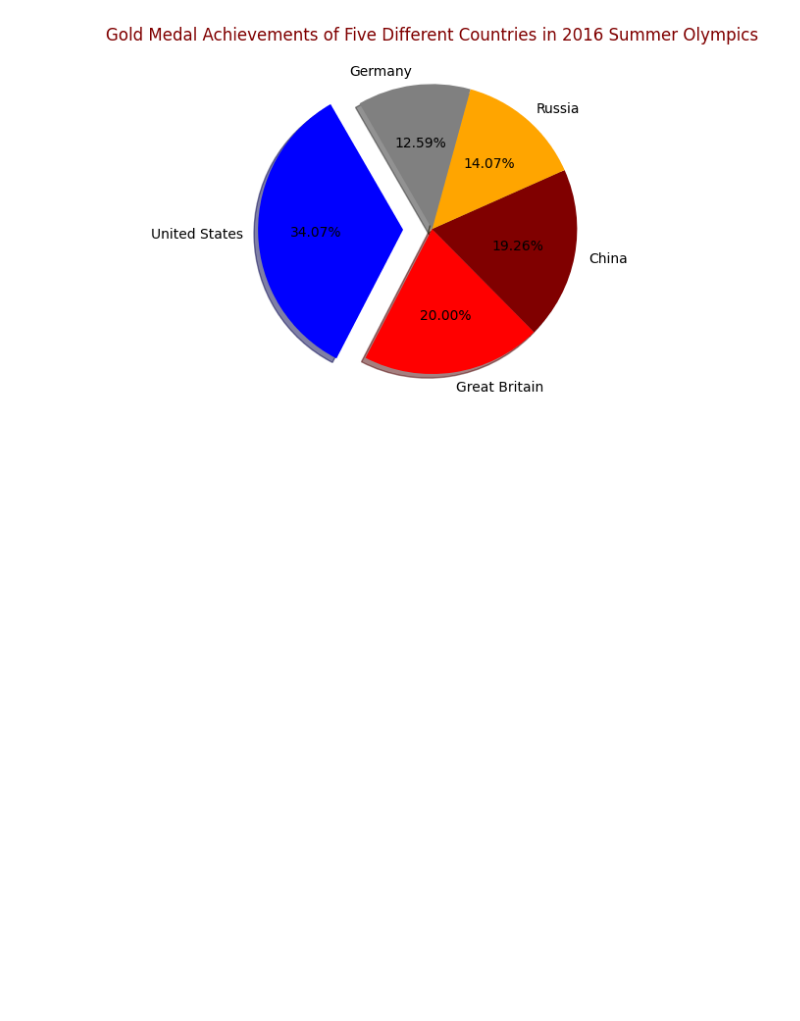
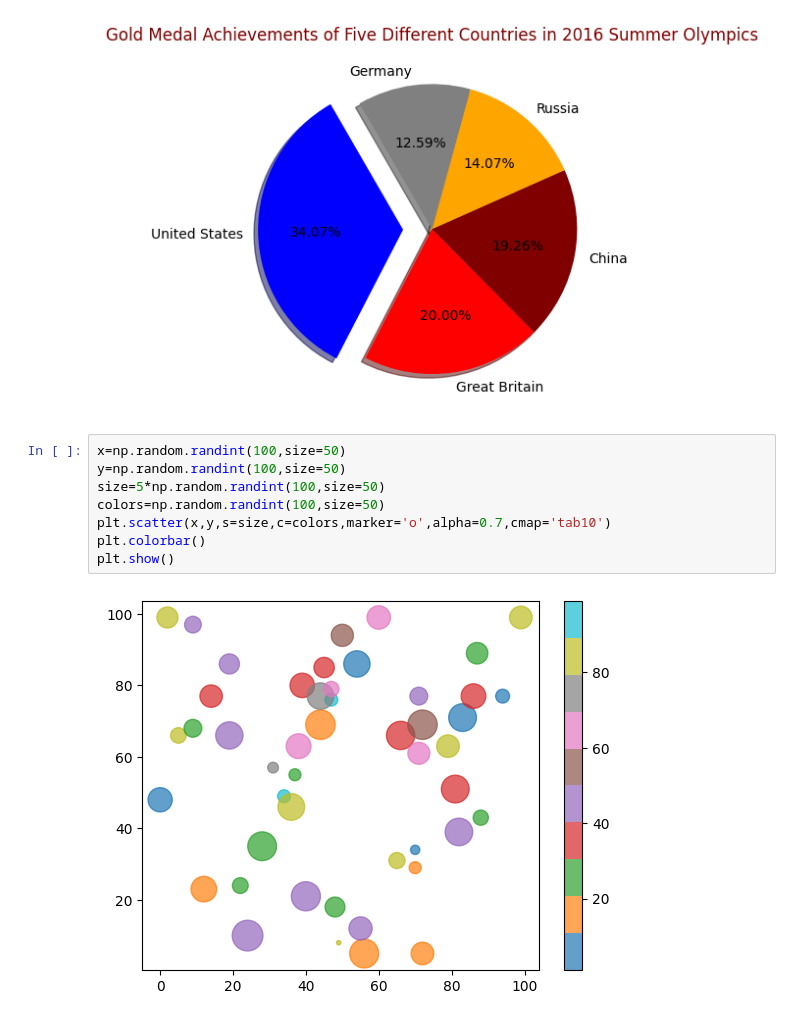
Before and after one commit to Hasnain-Sidd/Data-Science, a Jupyter notebook: Matplotlib.ipynb, the cells around one changed output. Cells and saved outputs as stored; diff of their text form; blank space fills up the shorter version.

```diff
--- a/Matplotlib.ipynb
+++ b/Matplotlib.ipynb
@@ -146,3 +146,13 @@ plt.title('Gold Medal Achievements of Five Different Countries in 2016 Summer Ol
 plt.show()
 # %% [output]
 [figure]
+# %%
+x=np.random.randint(100,size=50)
+y=np.random.randint(100,size=50)
+size=5*np.random.randint(100,size=50)
+colors=np.random.randint(100,size=50)
+plt.scatter(x,y,s=size,c=colors,marker='o',alpha=0.7,cmap='tab10')
+plt.colorbar()
+plt.show()
+# %% [output]
+[figure, added]
```
Also changed, not shown: parts of 2 cells of this notebook.
